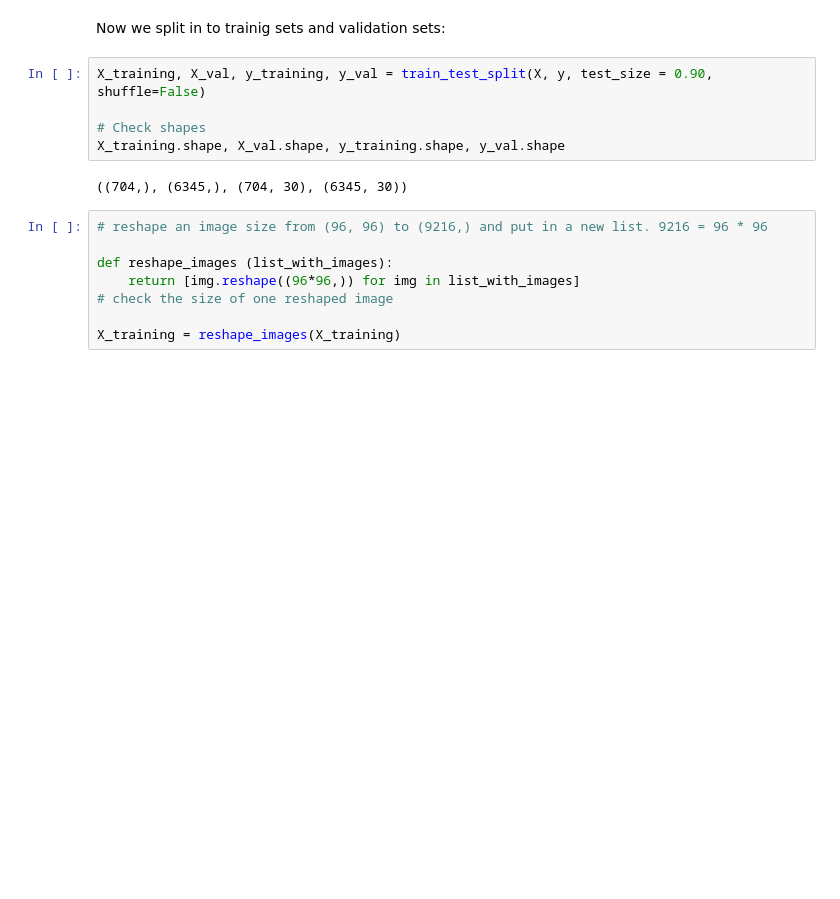
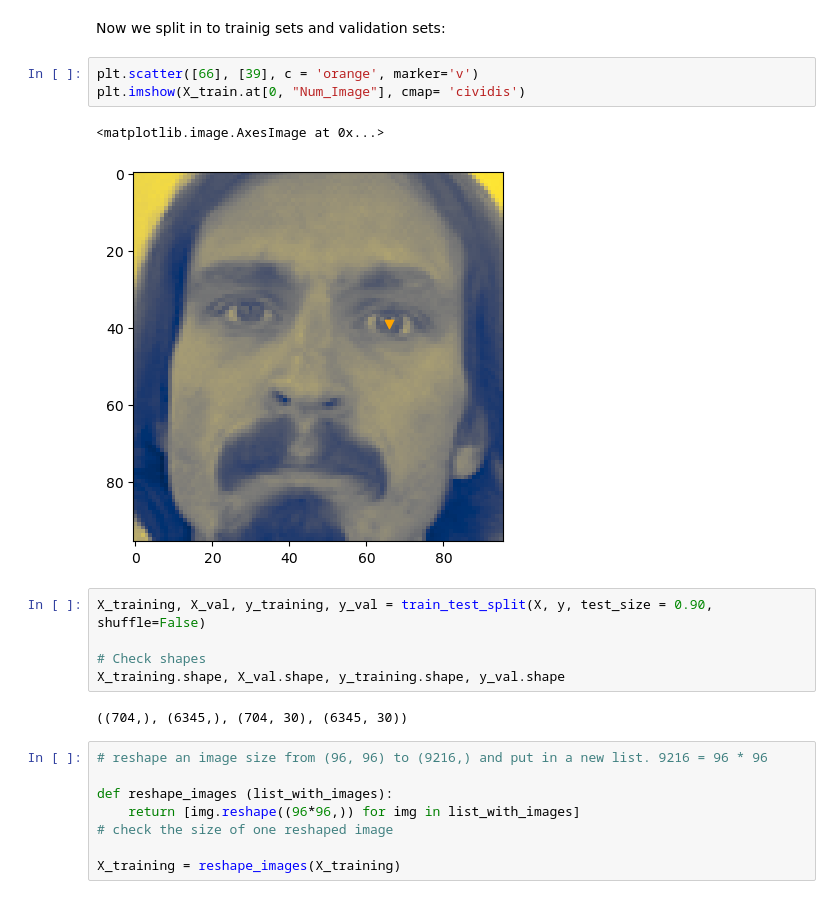
Before and after one commit to DobromirChankov/my_project_facial_keypoints_detection, a Jupyter notebook: my_project_official_new_approach.ipynb, the cells around one changed output. Cells and saved outputs as stored; diff of their text form; blank space fills up the shorter version.

```diff
--- a/my_project_official_new_approach.ipynb
+++ b/my_project_official_new_approach.ipynb
@@ -408,5 +480,11 @@ X[0].shape, y.shape
 # %% [markdown]
 Now we split in to trainig sets and validation sets:
+# %%
+plt.scatter([66], [39], c = 'orange', marker='v')
+plt.imshow(X_train.at[0, "Num_Image"], cmap= 'cividis')
+# %% [output]
+<matplotlib.image.AxesImage at 0x...>
+[figure, added]
 # %%
 X_training, X_val, y_training, y_val = train_test_split(X, y, test_size = 0.90, shuffle=False)
 
```
Also changed, not shown: parts of 11 cells of this notebook.
